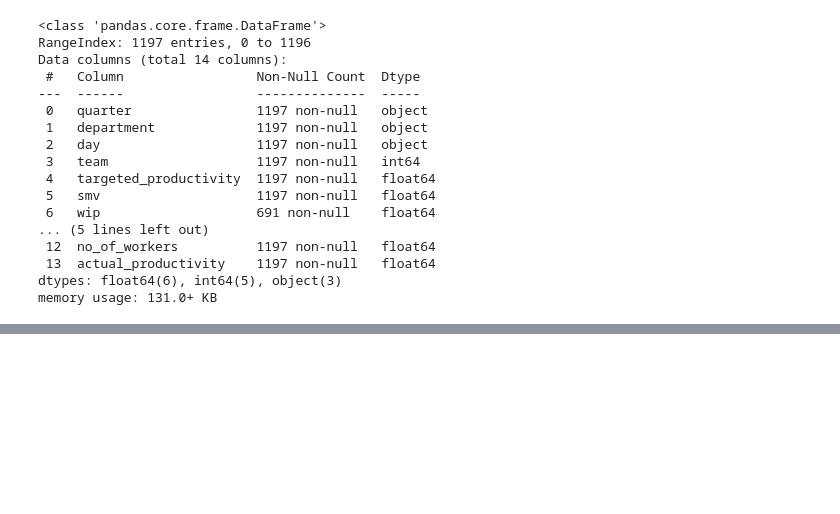
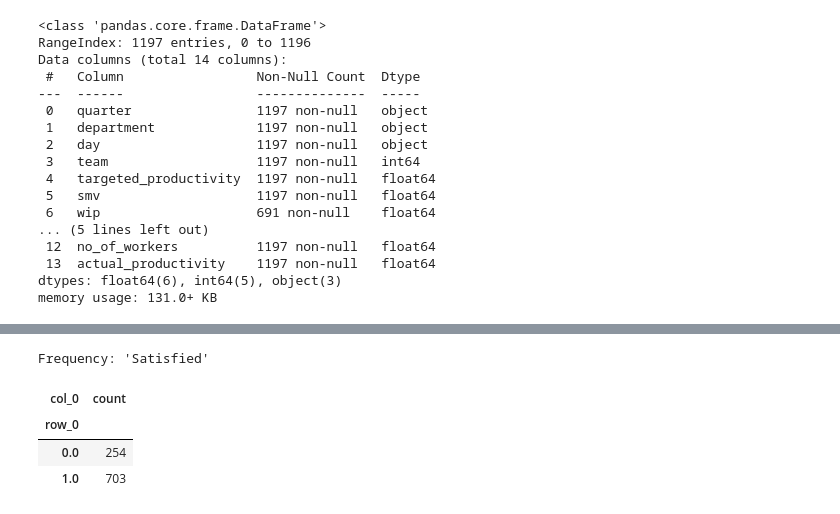
Before and after one commit to XiaoBaoBao719/ECS-171, a Jupyter notebook: Homework 2/Homework 2.ipynb, the cells around one changed output, grey strips where cells are left out. Cells and saved outputs as stored; diff of their text form; code cells hidden in the pictures; blank space fills up the shorter version.

```diff
--- a/Homework 2/Homework 2.ipynb
+++ b/Homework 2/Homework 2.ipynb
@@ -94,0 +274,15 @@ df.head(25)
+# %%
+#Merge categorical and numerically scaled data
+
+right_transpose = X_nums_scaled.transpose()
+right_transpose.shape
+
+left = pd.DataFrame(onehotlabels)
+right = pd.DataFrame(X_nums_scaled)
+
+#Join categorical and numerical Data Frames
+target_df = left.join(right, lsuffix='_left', rsuffix='_right')
+
+#Split and shuffle data
+X_train, X_test, y_train, y_test = train_test_split(target_df, y,
+                                                    test_size=0.2, random_state=21)
@@ -94,0 +340,16 @@ df.head(25)
+# %%
+from collections import Counter
+from sklearn.datasets import make_classification
+from imblearn.over_sampling import RandomOverSampler, SMOTE
+from matplotlib import pyplot
+
+#Create frequency table for 'satisfied' in training set
+table = pd.crosstab(index=y_train.values.ravel(), columns='count')
+print("Frequency: 'Satisfied'")
+display(table)
+# %% [output]
+Frequency: 'Satisfied'
+| col_0 | count |
+| row_0 |  |
+| 0.0 | 254 |
+| 1.0 | 703 |
```
Also changed, not shown: parts of 24 cells of this notebook.
